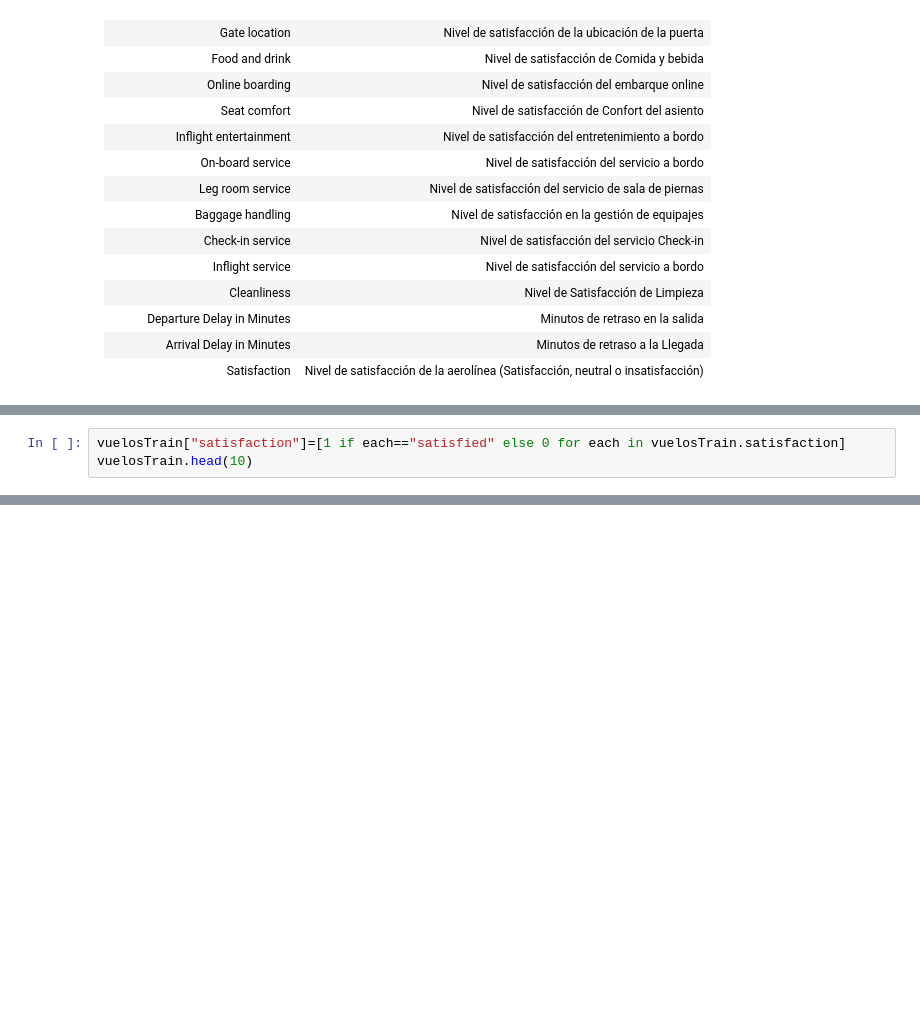
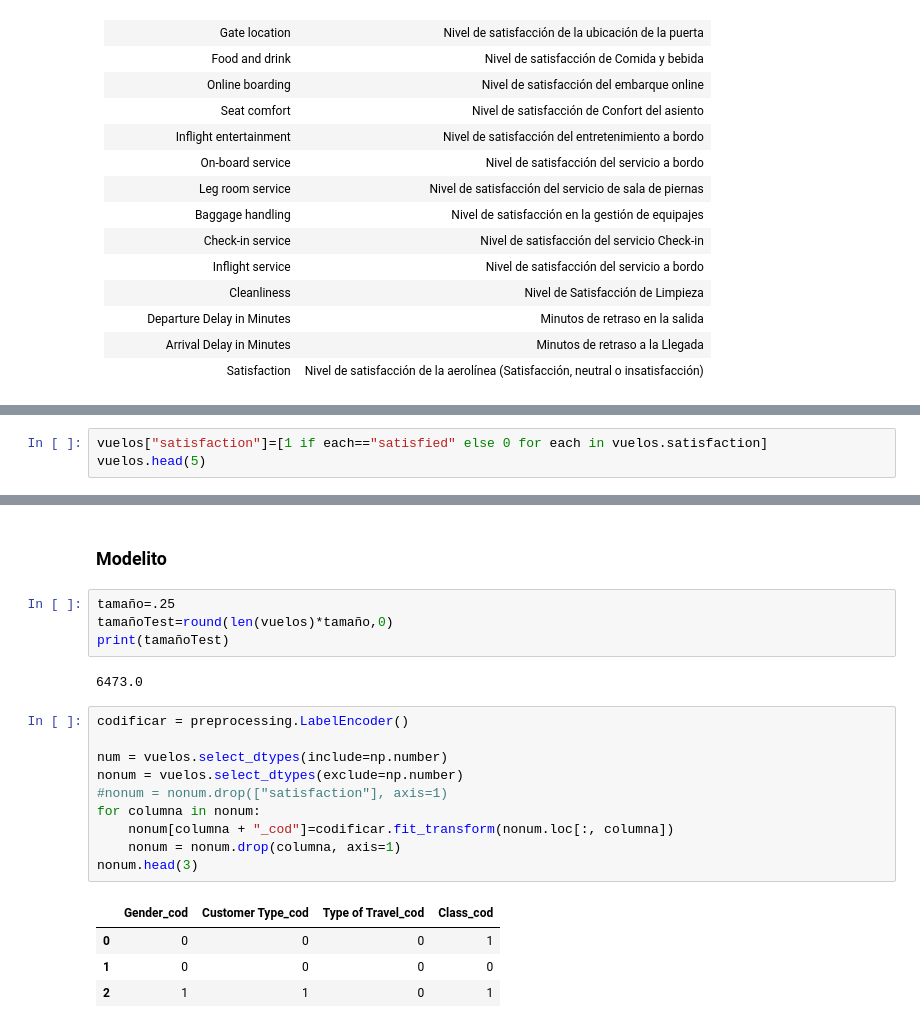
Before and after one commit to WilderGitHub/MCD, a Jupyter notebook: I. 03 Minería de Datos I/Proyecto/Vuelos.ipynb, the cells around one changed output, grey strips where cells are left out. Cells and saved outputs as stored; diff of their text form; blank space fills up the shorter version.

```diff
--- a/I. 03 Minería de Datos I/Proyecto/Vuelos.ipynb
+++ b/I. 03 Minería de Datos I/Proyecto/Vuelos.ipynb
@@ -253,6 +301,6 @@ for n in varNumericas:
 # %%
-vuelosTrain["satisfaction"]=[1 if each=="satisfied" else 0 for each in vuelosTrain.satisfaction]
-vuelosTrain.head(10)
+vuelos["satisfaction"]=[1 if each=="satisfied" else 0 for each in vuelos.satisfaction]
+vuelos.head(5)
 # %% [output]
 |  | id | Gender | Customer Type | Age | Type of Travel | Class | Flight Distance | ... |
 | 0 | 19556 | Female | Loyal Customer | 52 | Business travel | Eco | 160 | ... |
@@ -373,3 +424,26 @@ sns.heatmap(vuelosTrain[list1].corr(),annot=True,fmt=".2f")
 plt.show()
 # %% [output]
 [figure]
+# %% [markdown]
+###  Modelito
+# %%
+tamaño=.25
+tamañoTest=round(len(vuelos)*tamaño,0)
+print(tamañoTest)
+# %% [output]
+6473.0
+# %%
+codificar = preprocessing.LabelEncoder()
+
+num = vuelos.select_dtypes(include=np.number)
+nonum = vuelos.select_dtypes(exclude=np.number)
+#nonum = nonum.drop(["satisfaction"], axis=1)
+for columna in nonum:
+    nonum[columna + "_cod"]=codificar.fit_transform(nonum.loc[:, columna])
+    nonum = nonum.drop(columna, axis=1)
+nonum.head(3)
+# %% [output]
+|  | Gender_cod | Customer Type_cod | Type of Travel_cod | Class_cod |
+| 0 | 0 | 0 | 0 | 1 |
+| 1 | 0 | 0 | 0 | 0 |
+| 2 | 1 | 1 | 0 | 1 |
```
Also changed, not shown: parts of 42 cells of this notebook, 3 other files.
